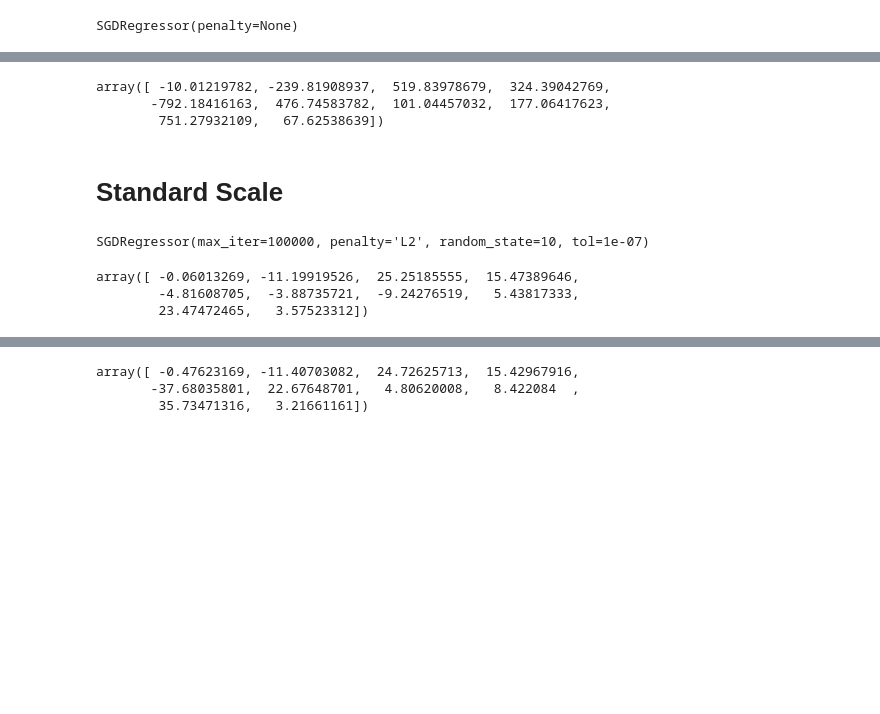
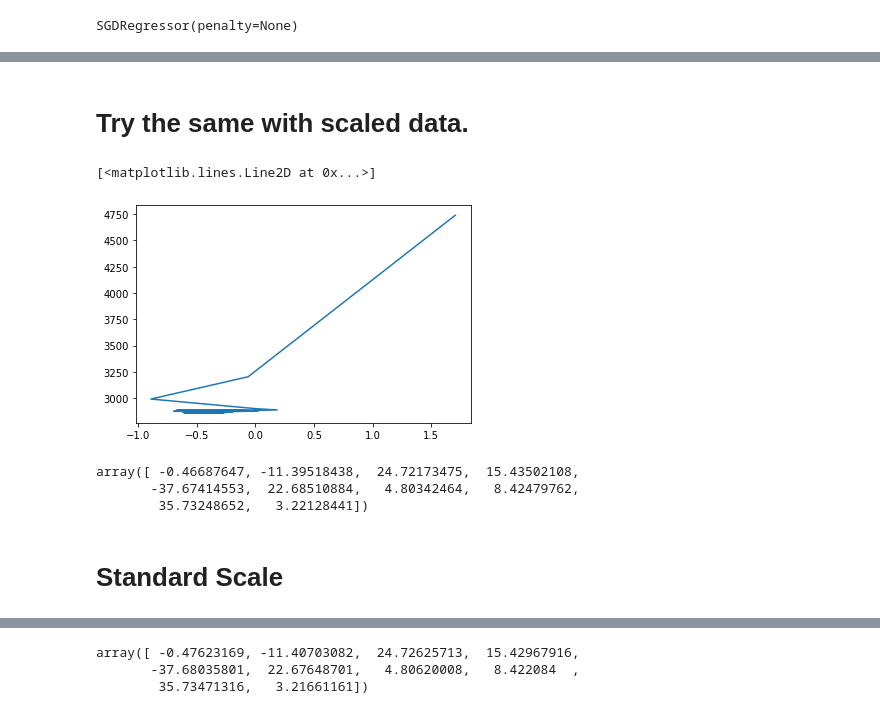
Before and after one commit to learn-co-students/gradient_descent_code_along, a Jupyter notebook: index_solution.ipynb, the cells around one changed output, grey strips where cells are left out. Saved outputs shown, nothing was run; the diff lists cells and outputs as text; code cells hidden in the pictures; blank space fills up the shorter version.

Commit message:
Performed partial fit for 10000 iterations and found the same coefficients as linear regression

```diff
--- a/index_solution.ipynb
+++ b/index_solution.ipynb
@@ -135,10 +138,2 @@ array([  47.85633699,  -41.94791243,  279.69380348,  193.57018935,
-# %%
-from sklearn.linear_model import LinearRegression
-
-lr = LinearRegression()
-lr.fit(X,y)
-lr.coef_
-# %% [output]
-array([ -10.01219782, -239.81908937,  519.83978679,  324.39042769,
-       -792.18416163,  476.74583782,  101.04457032,  177.06417623,
-        751.27932109,   67.62538639])
+# %% [markdown]
+# Try the same with scaled data.
@@ -145,2 +144,26 @@ array([ -10.01219782, -239.81908937,  519.83978679,  324.39042769,
+# %%
+# code
+coef_0 = []
+loss = []
+
+sgd = SGDRegressor(penalty=None)
+for _ in range(100000):
+    sgd.partial_fit(X_sc,y)
+    coef_0.append(sgd.coef_[0])
+    loss.append(mean_squared_error(y, sgd.predict(X_sc)))
+# %%
+import matplotlib.pyplot as plt
+
+fig, ax = plt.subplots()
+ax.plot(coef_0, loss)
+# %% [output]
+[<matplotlib.lines.Line2D at 0x...>]
+[figure, added]
+# %%
+sgd.coef_
+# %% [output]
+array([ -0.46687647, -11.39518438,  24.72173475,  15.43502108,
+       -37.67414553,  22.68510884,   4.80342464,   8.42479762,
+        35.73248652,   3.22128441])
 # %% [markdown]
 # Standard Scale
@@ -151,11 +169,0 @@ X_sc = ss.fit_transform(X)
-# %%
-sgd_sc = SGDRegressor(max_iter=100000, loss='squared_loss', tol=.0000001, penalty='L2', random_state=10)
-sgd_sc.fit(X_sc, y)
-# %% [output]
-SGDRegressor(max_iter=100000, penalty='L2', random_state=10, tol=1e-07)
-# %%
-sgd_sc.coef_
-# %% [output]
-array([ -0.06013269, -11.19919526,  25.25185555,  15.47389646,
-        -4.81608705,  -3.88735721,  -9.24276519,   5.43817333,
-        23.47472465,   3.57523312])
```
Also changed, not shown: parts of 15 cells of this notebook.
